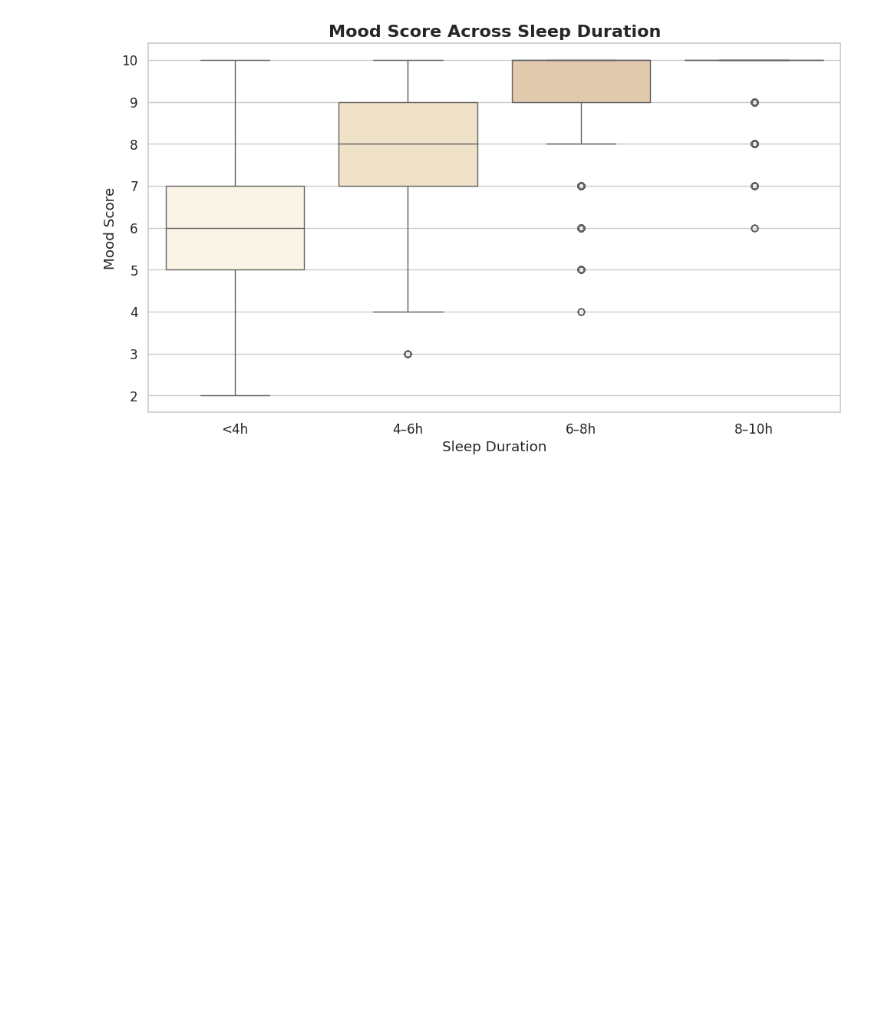
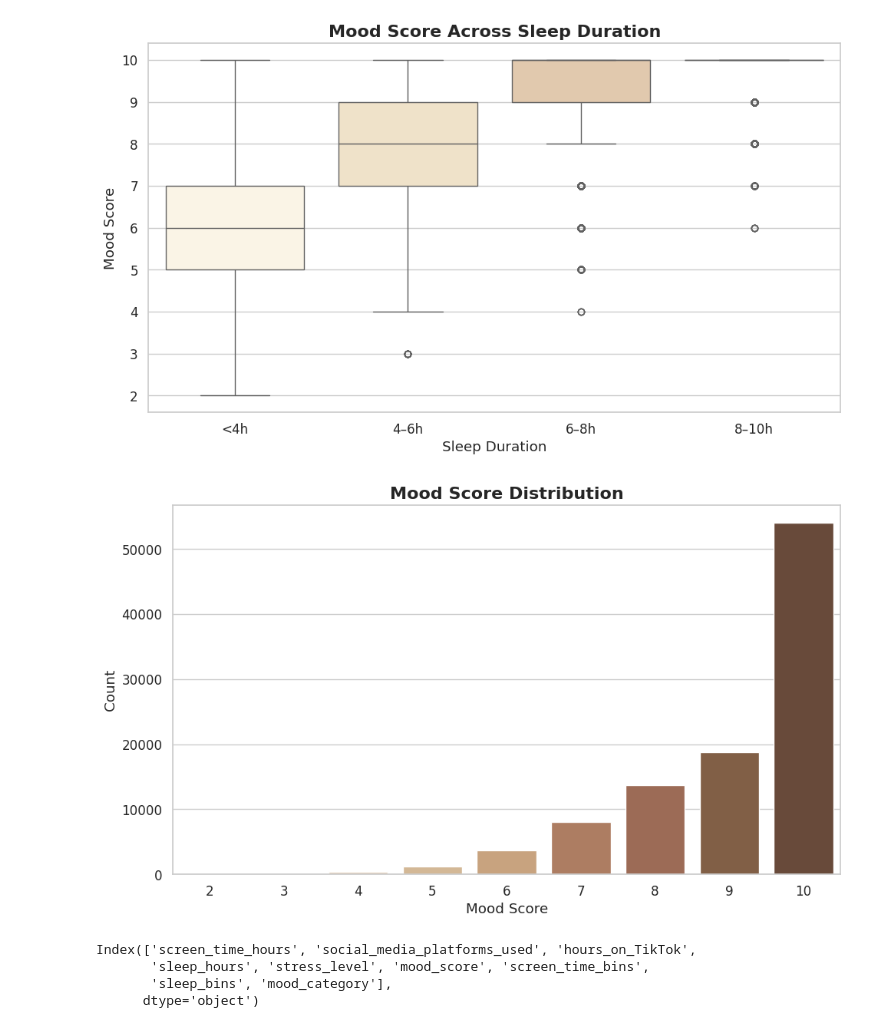
Before and after one commit to kintanpitaloka/genz-stress-level-predictor, a Jupyter notebook: genz.ipynb, the cells around one changed output. Drawn from its saved outputs; the diff is of its cells as text; code cells hidden in the pictures; blank space fills up the shorter version.

```diff
--- a/genz.ipynb
+++ b/genz.ipynb
@@ -291,3 +297,43 @@ plt.tight_layout()
 plt.show()
 # %% [output]
 [figure]
+# %%
+def categorize_mood(score):
+    if score <= 3:
+        return "Low"
+    elif score <= 7:
+        return "Medium"
+    else:
+        return "High"
+
+df['mood_category'] = df['mood_score'].apply(categorize_mood)
+df['mood_category'] = df['mood_category'].astype('category')
+# %%
+# Custom palette dari cream ke coklat tua
+pastel_brown_palette = [
+    "#fdf6e3", "#f5e4c3", "#eacaa5", "#ddb98c", "#d4a373",
+    "#b97a56", "#a8664a", "#8b5e3c", "#704832", "#5a3a28"
+]
+
+# Plot countplot dengan palette baru
+plt.figure(figsize=(10,6))
+sns.countplot(
+    x='mood_score',
+    data=df,
+    palette=pastel_brown_palette
+)
+
+plt.title("Mood Score Distribution", fontsize=16, weight='bold')
+plt.xlabel("Mood Score")
+plt.ylabel("Count")
+plt.tight_layout()
+plt.show()
+# %% [output]
+[figure, added]
+# %%
+df.columns
+# %% [output]
+Index(['screen_time_hours', 'social_media_platforms_used', 'hours_on_TikTok',
+       'sleep_hours', 'stress_level', 'mood_score', 'screen_time_bins',
+       'sleep_bins', 'mood_category'],
+      dtype='object')
```
Also changed, not shown: parts of 35 cells of this notebook.
